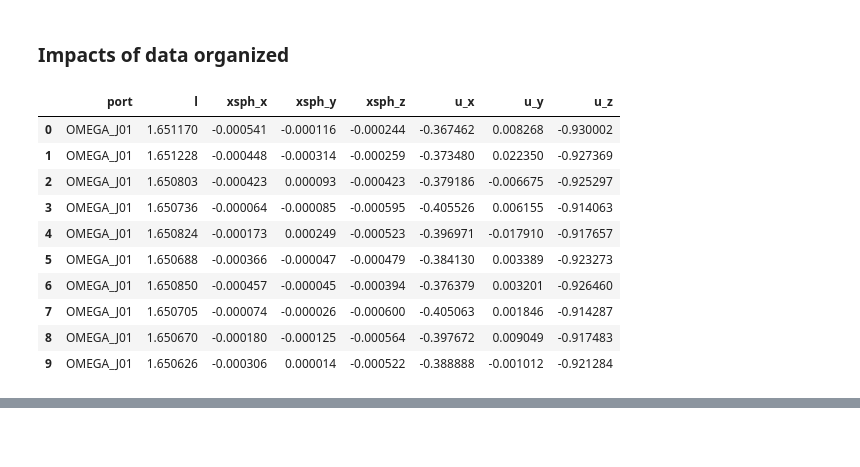
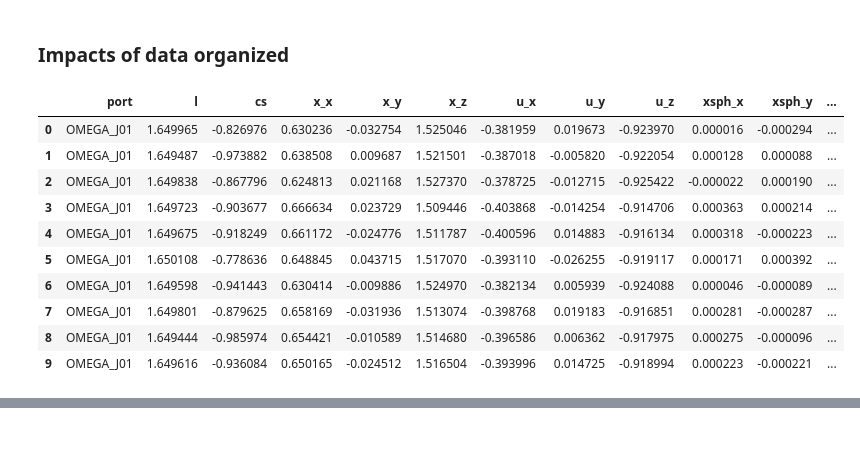
Before and after one commit to clarajdr/Omega60-DD-ICF-simulation, a Jupyter notebook: samplerays.ipynb, the cells around one changed output, grey strips where cells are left out. Saved outputs shown, nothing was run; the diff lists cells and outputs as text; code cells hidden in the pictures.

```diff
--- a/samplerays.ipynb
+++ b/samplerays.ipynb
@@ -524,19 +504,21 @@ def beam_hit(beam, num_samples, radius, center_target):
         x_ray = ray_origins[i]
         u_ray = (focus - x_ray) / np.linalg.norm(focus - x_ray)
 
-        res = hit_sphere(x_ray, u_ray, radius=radius, center=center_target)
+        # On appelle TA fonction complète au lieu de juste hit_sphere
+        resultat_complet = ray_hit(x_ray, u_ray, radius, center_target)
 
-        if len(res) > 0:
-            l_val = res[0]
-            xsph_val = x_ray + l_val * u_ray
+        l_impact = resultat_complet[2]
 
-            # --- C'est ici qu'on définit les noms des colonnes ---
+        if l_impact > 0: # Si ça a touché
             data.append({
                 'port': beam['port'],
-                'x': x_ray,      # Position de départ (vecteur)
-                'u': u_ray,      # Direction (vecteur)
-                'l': l_val,      # Distance d'impact (scalaire)
-                'xsph': xsph_val # Point d'impact sur la bille (vecteur)
+                'x': resultat_complet[0],
+                'u': resultat_complet[1],
+                'l': l_impact,
+                'xsph': resultat_complet[3],
+                'cs': resultat_complet[4],    # ENFIN RÉCUPÉRÉ !
+                'sph': resultat_complet[5],   # ENFIN RÉCUPÉRÉ !
+                'n': resultat_complet[6]
             })
 
     return pd.DataFrame(data)
@@ -570,57 +557,61 @@ impacts_1window.head()
 # %%
 def expand_impacts(df_impacts):
     """
-    Expands vector columns (lists/arrays) into individual X, Y, Z columns.
-    Renamed and adapted for the Omega-60 simulation.
+    Version finale pour ARWEN : développe tous les vecteurs (x, u, xsph, n, sph)
+    en colonnes individuelles.
     """
-    # 1. Create a copy to avoid modifying the original data
     df = df_impacts.copy()
 
-    # 2. Internal helper to split vector columns [x, y, z] into separate columns
     def split_vector_col(df_in, col_name, new_names):
-        # Converts the list/array in the cell into a temporary DataFrame
-        temp = pd.DataFrame(df_in[col_name].tolist(), index=df_in.index)
-        temp.columns = new_names
-        return temp
+        # On vérifie si la colonne existe avant de tenter l'expansion
+        if col_name in df_in.columns:
+            temp = pd.DataFrame(df_in[col_name].tolist(), index=df_in.index)
+            temp.columns = new_names
+            return temp
+        return pd.DataFrame()
 
-    # 3. Expand key vector columns
-    # 'xsph' -> Target impact point coordinates
+    # 1. Expansion des vecteurs (ce qui crée les colonnes x, y, z)
+    df_x = split_vector_col(df, 'x', ['x_x', 'x_y', 'x_z'])
+    df_u = split_vector_col(df, 'u', ['u_x', 'u_y', 'u_z'])
     df_xsph = split_vector_col(df, 'xsph', ['xsph_x', 'xsph_y', 'xsph_z'])
+    df_n = split_vector_col(df, 'n', ['n_x', 'n_y', 'n_z'])
 
-    # 'u' -> Ray direction vector
-    df_u = split_vector_col(df, 'u', ['u_x', 'u_y', 'u_z'])
+    # Expansion de 'sph' qui contient [r, theta, phi]
+    df_sph = split_vector_col(df, 'sph', ['r', 'theta', 'phi'])
 
-    # 4. Concatenate everything into a final structured DataFrame
-    # Note: 'l' is the distance, 'port' is the beam ID
-    # If you have 'subwindow' or 'cs', include them in the list below
-    existing_scalars = ['port', 'l']
-
-    # Check which scalar columns actually exist to avoid errors
+    # 2. Liste des colonnes "simples" (scalaires) à conserver
+    # On ajoute 'cs' ici car c'est lui qui manque souvent !
+    existing_scalars = ['port', 'subwindow', 'l', 'cs']
     cols_to_keep = [c for c in existing_scalars if c in df.columns]
 
+    # 3. Assemblage final
+    # On concatène les scalaires + toutes les colonnes décomposées
     df_final = pd.concat([
         df[cols_to_keep],
+        df_x,
+        df_u,
         df_xsph,
-        df_u
+        df_n,
+        df_sph
     ], axis=1)
 
     return df_final
 df_impacts = beam_hit(df_omega.iloc[0], num_samples=10000, radius=TARGET_RADIUS, center_target=np.array([0.0, 0.0, 0.0]))
 # --- Execution ---
 # Transform the technical dataframe into a human-readable table
 impact_1window_view = expand_impacts(df_impacts)
 
 # Display the first 10 rows
 impact_1window_view.head(10)
 # %% [output]
-|  | port | l | xsph_x | xsph_y | xsph_z | u_x | u_y | u_z |
-| 0 | OMEGA_J01 | 1.651170 | -0.000541 | -0.000116 | -0.000244 | -0.367462 | 0.008268 | -0.930002 |
-| 1 | OMEGA_J01 | 1.651228 | -0.000448 | -0.000314 | -0.000259 | -0.373480 | 0.022350 | -0.927369 |
-| 2 | OMEGA_J01 | 1.650803 | -0.000423 | 0.000093 | -0.000423 | -0.379186 | -0.006675 | -0.925297 |
-| 3 | OMEGA_J01 | 1.650736 | -0.000064 | -0.000085 | -0.000595 | -0.405526 | 0.006155 | -0.914063 |
-| 4 | OMEGA_J01 | 1.650824 | -0.000173 | 0.000249 | -0.000523 | -0.396971 | -0.017910 | -0.917657 |
-| 5 | OMEGA_J01 | 1.650688 | -0.000366 | -0.000047 | -0.000479 | -0.384130 | 0.003389 | -0.923273 |
-| 6 | OMEGA_J01 | 1.650850 | -0.000457 | -0.000045 | -0.000394 | -0.376379 | 0.003201 | -0.926460 |
-| 7 | OMEGA_J01 | 1.650705 | -0.000074 | -0.000026 | -0.000600 | -0.405063 | 0.001846 | -0.914287 |
-| 8 | OMEGA_J01 | 1.650670 | -0.000180 | -0.000125 | -0.000564 | -0.397672 | 0.009049 | -0.917483 |
-| 9 | OMEGA_J01 | 1.650626 | -0.000306 | 0.000014 | -0.000522 | -0.388888 | -0.001012 | -0.921284 |
+|  | port | l | cs | x_x | x_y | x_z | u_x | u_y | u_z | xsph_x | xsph_y | ... |
+| 0 | OMEGA_J01 | 1.649965 | -0.826976 | 0.630236 | -0.032754 | 1.525046 | -0.381959 | 0.019673 | -0.923970 | 0.000016 | -0.000294 | ... |
+| 1 | OMEGA_J01 | 1.649487 | -0.973882 | 0.638508 | 0.009687 | 1.521501 | -0.387018 | -0.005820 | -0.922054 | 0.000128 | 0.000088 | ... |
+| 2 | OMEGA_J01 | 1.649838 | -0.867796 | 0.624813 | 0.021168 | 1.527370 | -0.378725 | -0.012715 | -0.925422 | -0.000022 | 0.000190 | ... |
+| 3 | OMEGA_J01 | 1.649723 | -0.903677 | 0.666634 | 0.023729 | 1.509446 | -0.403868 | -0.014254 | -0.914706 | 0.000363 | 0.000214 | ... |
+| 4 | OMEGA_J01 | 1.649675 | -0.918249 | 0.661172 | -0.024776 | 1.511787 | -0.400596 | 0.014883 | -0.916134 | 0.000318 | -0.000223 | ... |
+| 5 | OMEGA_J01 | 1.650108 | -0.778636 | 0.648845 | 0.043715 | 1.517070 | -0.393110 | -0.026255 | -0.919117 | 0.000171 | 0.000392 | ... |
+| 6 | OMEGA_J01 | 1.649598 | -0.941443 | 0.630414 | -0.009886 | 1.524970 | -0.382134 | 0.005939 | -0.924088 | 0.000046 | -0.000089 | ... |
+| 7 | OMEGA_J01 | 1.649801 | -0.879625 | 0.658169 | -0.031936 | 1.513074 | -0.398768 | 0.019183 | -0.916851 | 0.000281 | -0.000287 | ... |
+| 8 | OMEGA_J01 | 1.649444 | -0.985974 | 0.654421 | -0.010589 | 1.514680 | -0.396586 | 0.006362 | -0.917975 | 0.000275 | -0.000096 | ... |
+| 9 | OMEGA_J01 | 1.649616 | -0.936084 | 0.650165 | -0.024512 | 1.516504 | -0.393996 | 0.014725 | -0.918994 | 0.000223 | -0.000221 | ... |
```
Also changed, not shown: parts of 32 cells of this notebook.
